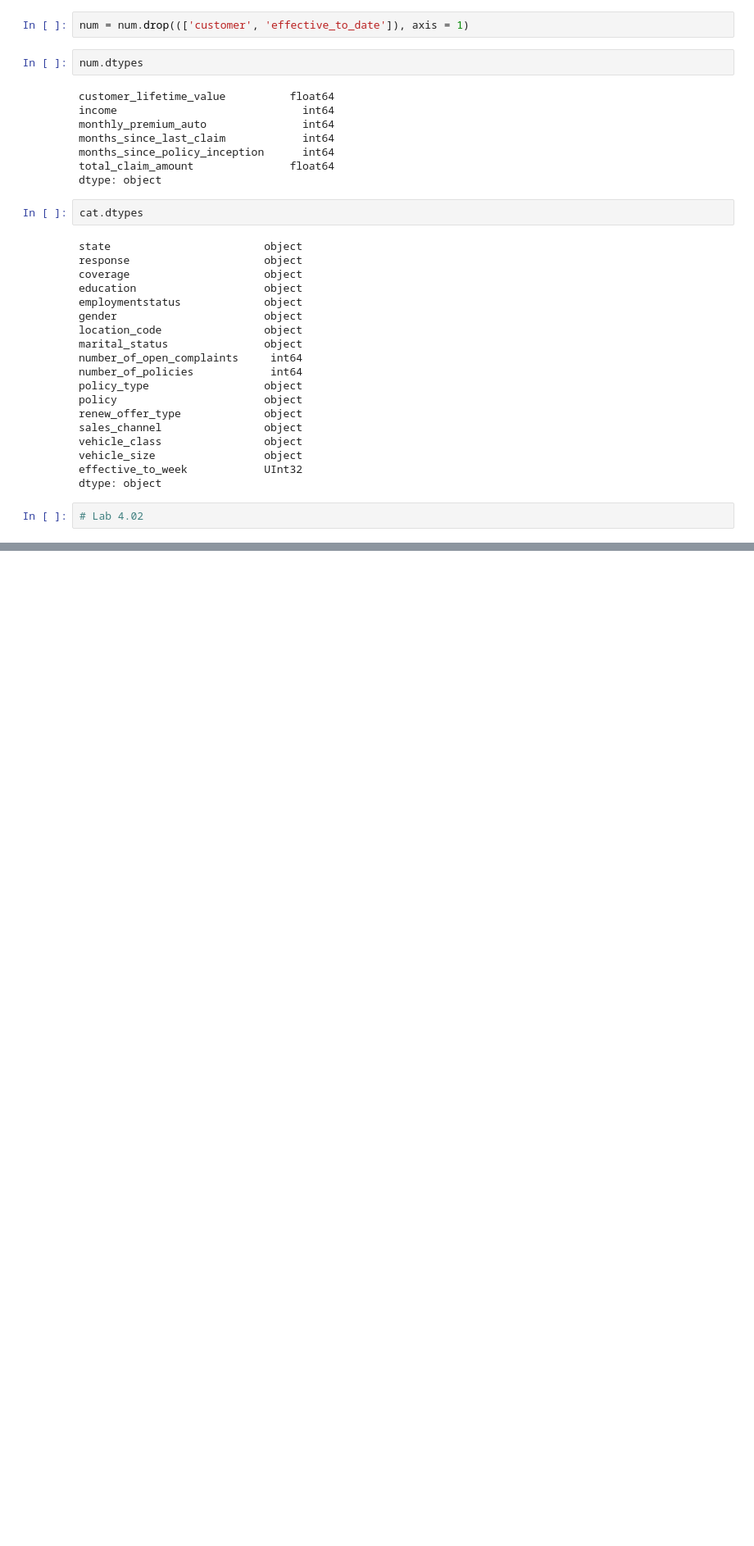
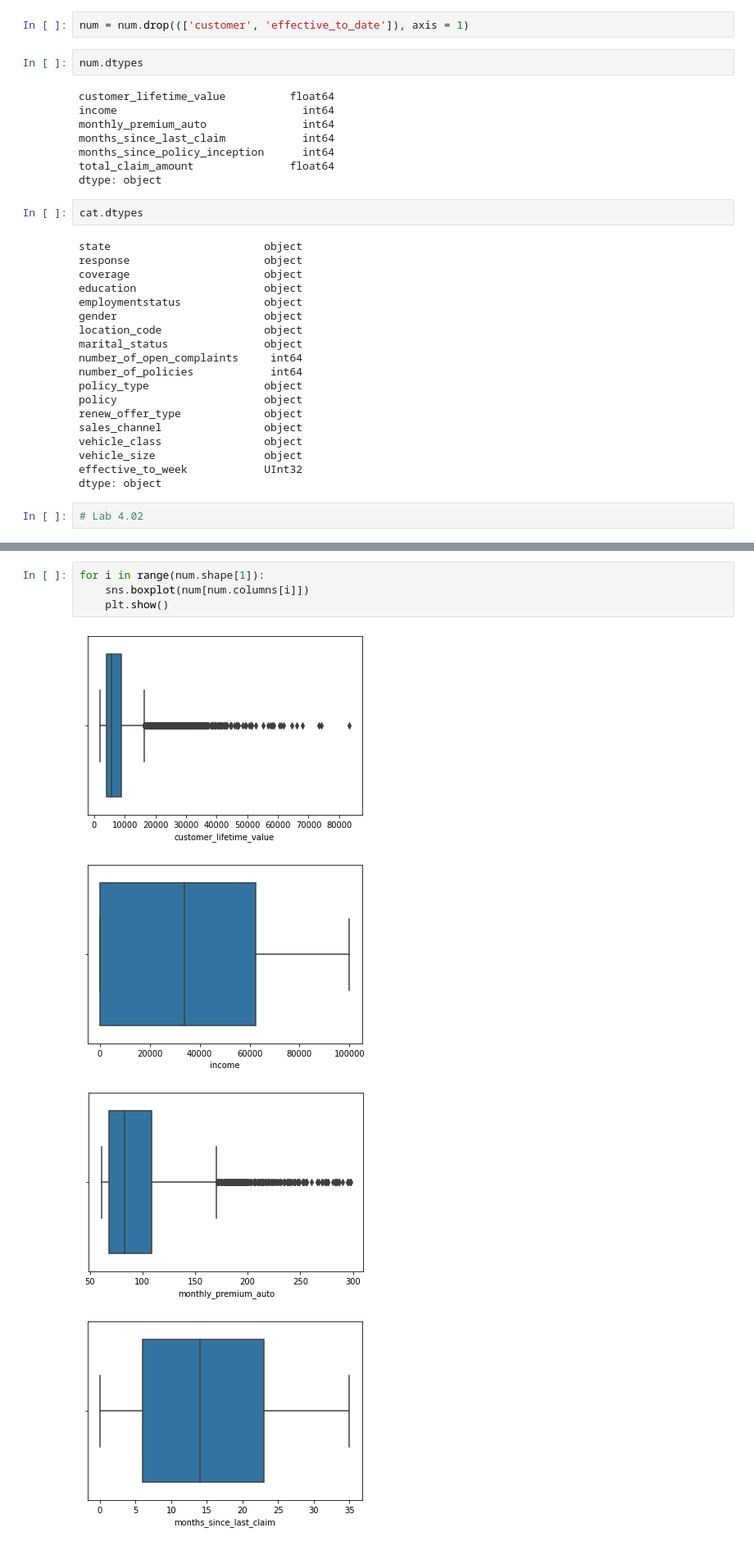
Before and after one commit to ershovadina/ironhack_week4_marketing_customer_value_analysis, a Jupyter notebook: lab_4.01+4.02.ipynb, the cells around one changed output, grey strips where cells are left out. Shown at 82% size. Cells and saved outputs as stored; diff of their text form; blank space fills up the shorter version.

```diff
--- a/lab_4.01+4.02.ipynb
+++ b/lab_4.01+4.02.ipynb
@@ -224,0 +287,9 @@ dtype: object
+# %%
+for i in range(num.shape[1]):
+    sns.boxplot(num[num.columns[i]])
+    plt.show()
+# %% [output]
+[figure, added]
+[figure, added]
+[figure, added]
+[figure, added]
```
Also changed, not shown: parts of 19 cells of this notebook, 1 other file.
